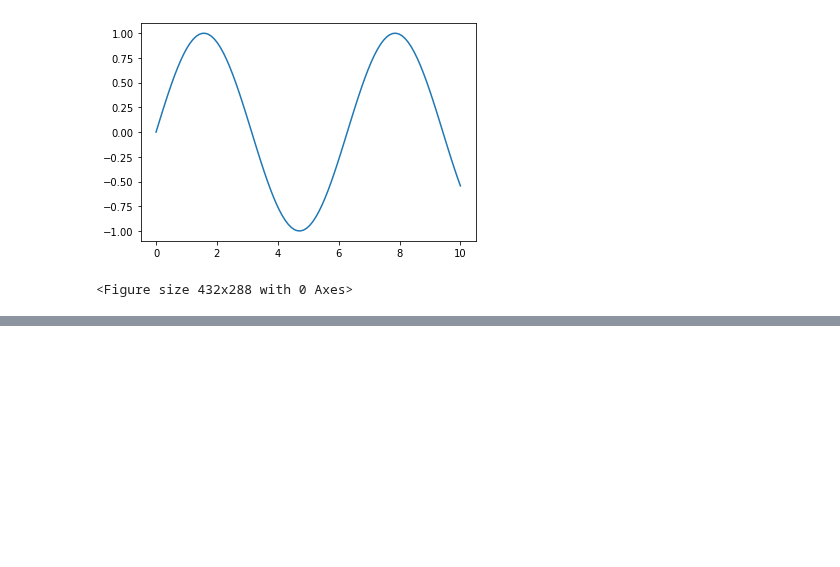
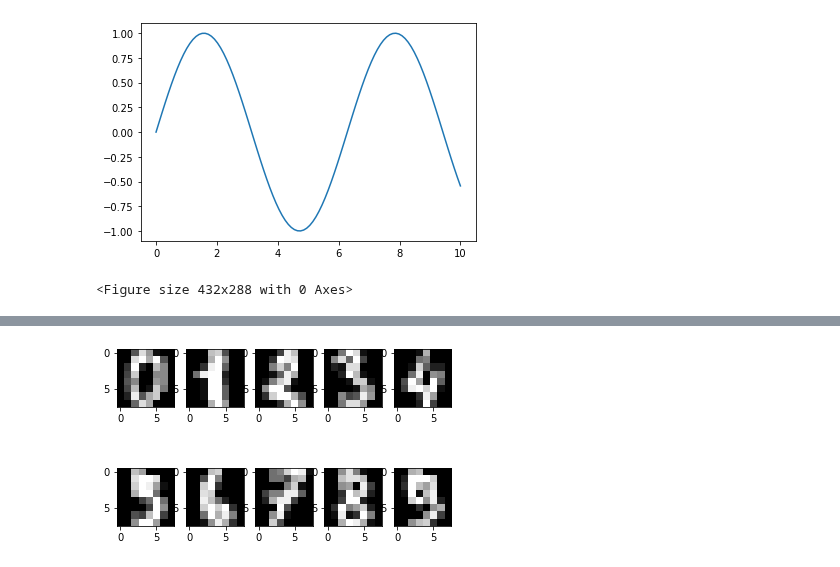
Before and after one commit to Isfhan/machine-learning-opencv, a Jupyter notebook: dealing_data_numpy.ipynb, the cells around one changed output, grey strips where cells are left out. Cells and saved outputs as stored; diff of their text form; code cells hidden in the pictures; blank space fills up the shorter version.

```diff
--- a/dealing_data_numpy.ipynb
+++ b/dealing_data_numpy.ipynb
@@ -182,0 +197,10 @@ plt.savefig('line-plot.png')
+# %%
+#let show first 10 images of dataset
+
+for index in range(10):
+  # images are 0 indexed but subplot are 1 indexed
+  subplot_index = index + 1
+  plt.subplot(2,5,subplot_index)
+  plt.imshow(digits.images[index],cmap='gray')
+# %% [output]
+[figure, added]
```
Also changed, not shown: parts of 2 cells of this notebook.
